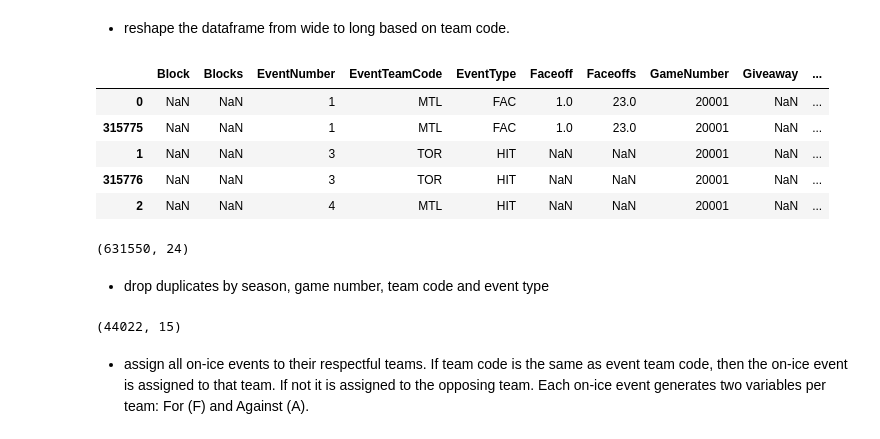
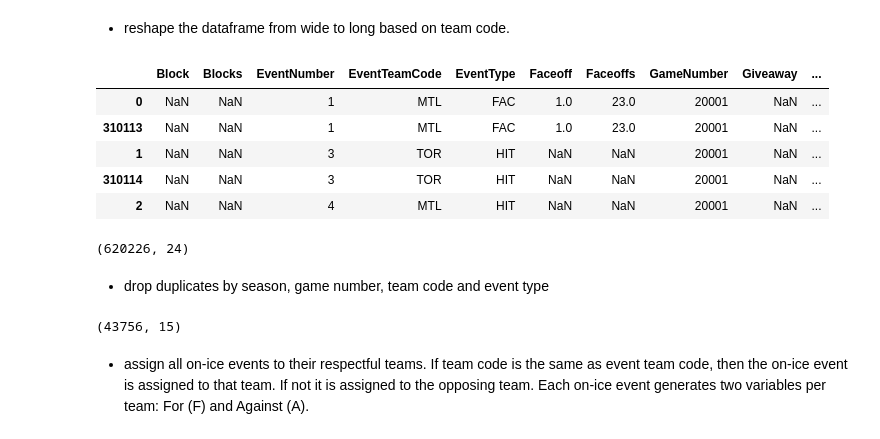
Before and after one commit to stephtselios/nhl_roster_design, a Jupyter notebook: on_ice_events.ipynb, the cells around one changed output. Cells and saved outputs as stored; diff of their text form; code cells hidden in the pictures.

```diff
--- a/on_ice_events.ipynb
+++ b/on_ice_events.ipynb
@@ -28,13 +40,17 @@ da = da.rename(columns={'TeamCode': 'EventTeamCode'})
 # %%
 da = da[da['GameNumber'] <= 21230]
+da = da[da['Period'] <= 3]
+da = da[da['Period'] >= 1]
 da = da[da['EventType']!='STOP']
 da = da[da['EventType']!='EISTR']
 da = da[da['EventType']!='EIEND']
+da = da[da['EventType'] !='FIGHT']
+da = da.dropna(subset=['EventNumber'])
 # %%
-dg = da[['Season', 'GameNumber', 'VTeamCode', 'HTeamCode', 'EventNumber', 'EventType', 'EventTeamCode']]
-dg = dg.sort_values(['Season', 'GameNumber', 'EventNumber'], ascending=[True, True, True])
-dg = dg.drop_duplicates(['Season', 'GameNumber', 'EventNumber', 'EventTeamCode'])
-dg.head()
+db = da[['Season', 'GameNumber', 'VTeamCode', 'HTeamCode', 'EventNumber', 'EventType', 'EventTeamCode']]
+db = db.sort_values(['Season', 'GameNumber', 'EventNumber'], ascending=[True, True, True])
+db = db.drop_duplicates(['Season', 'GameNumber', 'EventNumber', 'EventTeamCode'])
+db.head()
 # %% [output]
 |  | Season | GameNumber | VTeamCode | HTeamCode | EventNumber | EventType | EventTeamCode |
 | 0 | 2010 | 20001 | MTL | TOR | 1 | FAC | MTL |
@@ -57,41 +73,41 @@ dg['Takeaway'] = dg.apply(lambda x: 1 if (x['EventType'] == 'TAKE') else np.nan,
 # %%
-dg['Blocks'] = dg.groupby(['Season','GameNumber', 'EventTeamCode', 'EventType'])['Block'].transform('sum')
-dg['Faceoffs'] = dg.groupby(['Season','GameNumber', 'EventTeamCode', 'EventType'])['Faceoff'].transform('sum')
-dg['Giveaways'] = dg.groupby(['Season','GameNumber', 'EventTeamCode', 'EventType'])['Giveaway'].transform('sum')
-dg['Goals'] = dg.groupby(['Season','GameNumber', 'EventTeamCode', 'EventType'])['Goal'].transform('sum')
-dg['Hits'] = dg.groupby(['Season','GameNumber', 'EventTeamCode', 'EventType'])['Hit'].transform('sum')
-dg['Misses'] = dg.groupby(['Season','GameNumber', 'EventTeamCode', 'EventType'])['Miss'].transform('sum')
-dg['Penalties'] = dg.groupby(['Season','GameNumber', 'EventTeamCode', 'EventType'])['Penalty'].transform('sum')
-dg['Shots'] = dg.groupby(['Season','GameNumber', 'EventTeamCode', 'EventType'])['Shot'].transform('sum')
-dg['Takeaways'] = dg.groupby(['Season','GameNumber', 'EventTeamCode', 'EventType'])['Takeaway'].transform('sum')
+db['Blocks'] = db.groupby(['Season','GameNumber', 'EventTeamCode', 'EventType'])['Block'].transform('sum')
+db['Faceoffs'] = db.groupby(['Season','GameNumber', 'EventTeamCode', 'EventType'])['Faceoff'].transform('sum')
+db['Giveaways'] = db.groupby(['Season','GameNumber', 'EventTeamCode', 'EventType'])['Giveaway'].transform('sum')
+db['Goals'] = db.groupby(['Season','GameNumber', 'EventTeamCode', 'EventType'])['Goal'].transform('sum')
+db['Hits'] = db.groupby(['Season','GameNumber', 'EventTeamCode', 'EventType'])['Hit'].transform('sum')
+db['Misses'] = db.groupby(['Season','GameNumber', 'EventTeamCode', 'EventType'])['Miss'].transform('sum')
+db['Penalties'] = db.groupby(['Season','GameNumber', 'EventTeamCode', 'EventType'])['Penalty'].transform('sum')
+db['Shots'] = db.groupby(['Season','GameNumber', 'EventTeamCode', 'EventType'])['Shot'].transform('sum')
+db['Takeaways'] = db.groupby(['Season','GameNumber', 'EventTeamCode', 'EventType'])['Takeaway'].transform('sum')
 # %% [markdown]
 - reshape the dataframe from wide to long based on team code.
 # %%
-dg = dg.rename(columns={'EventTeamCode': 'EventTeam'})
-a = [col for col in dg.columns if 'TeamCode' in col]
-dg = pd.lreshape(dg, {'TeamCode' : a})
-dg = dg.sort_values(['Season', 'GameNumber', 'EventNumber'], ascending=[True, True, True])
-dg = dg.rename(columns={'EventTeam': 'EventTeamCode'})
-dg.head()
+db = db.rename(columns={'EventTeamCode': 'EventTeam'})
+a = [col for col in db.columns if 'TeamCode' in col]
+db = pd.lreshape(db, {'TeamCode' : a})
+db = db.sort_values(['Season', 'GameNumber', 'EventNumber'], ascending=[True, True, True])
+db = db.rename(columns={'EventTeam': 'EventTeamCode'})
+db.head()
 # %% [output]
 |  | Block | Blocks | EventNumber | EventTeamCode | EventType | Faceoff | Faceoffs | GameNumber | Giveaway | ... |
 | 0 | NaN | NaN | 1 | MTL | FAC | 1.0 | 23.0 | 20001 | NaN | ... |
-| 315775 | NaN | NaN | 1 | MTL | FAC | 1.0 | 23.0 | 20001 | NaN | ... |
+| 310113 | NaN | NaN | 1 | MTL | FAC | 1.0 | 23.0 | 20001 | NaN | ... |
 | 1 | NaN | NaN | 3 | TOR | HIT | NaN | NaN | 20001 | NaN | ... |
-| 315776 | NaN | NaN | 3 | TOR | HIT | NaN | NaN | 20001 | NaN | ... |
+| 310114 | NaN | NaN | 3 | TOR | HIT | NaN | NaN | 20001 | NaN | ... |
 | 2 | NaN | NaN | 4 | MTL | HIT | NaN | NaN | 20001 | NaN | ... |
 # %%
-dg.shape
+db.shape
 # %% [output]
-(631550, 24)
+(620226, 24)
 # %% [markdown]
 - drop duplicates by season, game number, team code and event type
 # %%
-dg = dg.drop_duplicates(['Season', 'GameNumber', 'TeamCode', 'EventTeamCode', 'EventType'])
-dg = dg [['Season', 'GameNumber', 'TeamCode', 'EventNumber', 'EventType', 'EventTeamCode',  'Blocks', 'Faceoffs', 'Giveaways', 'Goals', 'Hits', 'Misses', 'Penalties', 'Shots', 'Takeaways']]
-dg.shape
+db = db.drop_duplicates(['Season', 'GameNumber', 'TeamCode', 'EventTeamCode', 'EventType'])
+db = db [['Season', 'GameNumber', 'TeamCode', 'EventNumber', 'EventType', 'EventTeamCode',  'Blocks', 'Faceoffs', 'Giveaways', 'Goals', 'Hits', 'Misses', 'Penalties', 'Shots', 'Takeaways']]
+db.shape
 # %% [output]
-(44022, 15)
+(43756, 15)
 # %% [markdown]
 - assign all on-ice events to their respectful teams. If team code is the same as event team code, then the on-ice event is assigned to that team. If not it is assigned to the opposing team. Each on-ice event generates two variables per team: For (F) and Against (A).
 # %%
```
Also changed, not shown: parts of 361 cells of this notebook.
